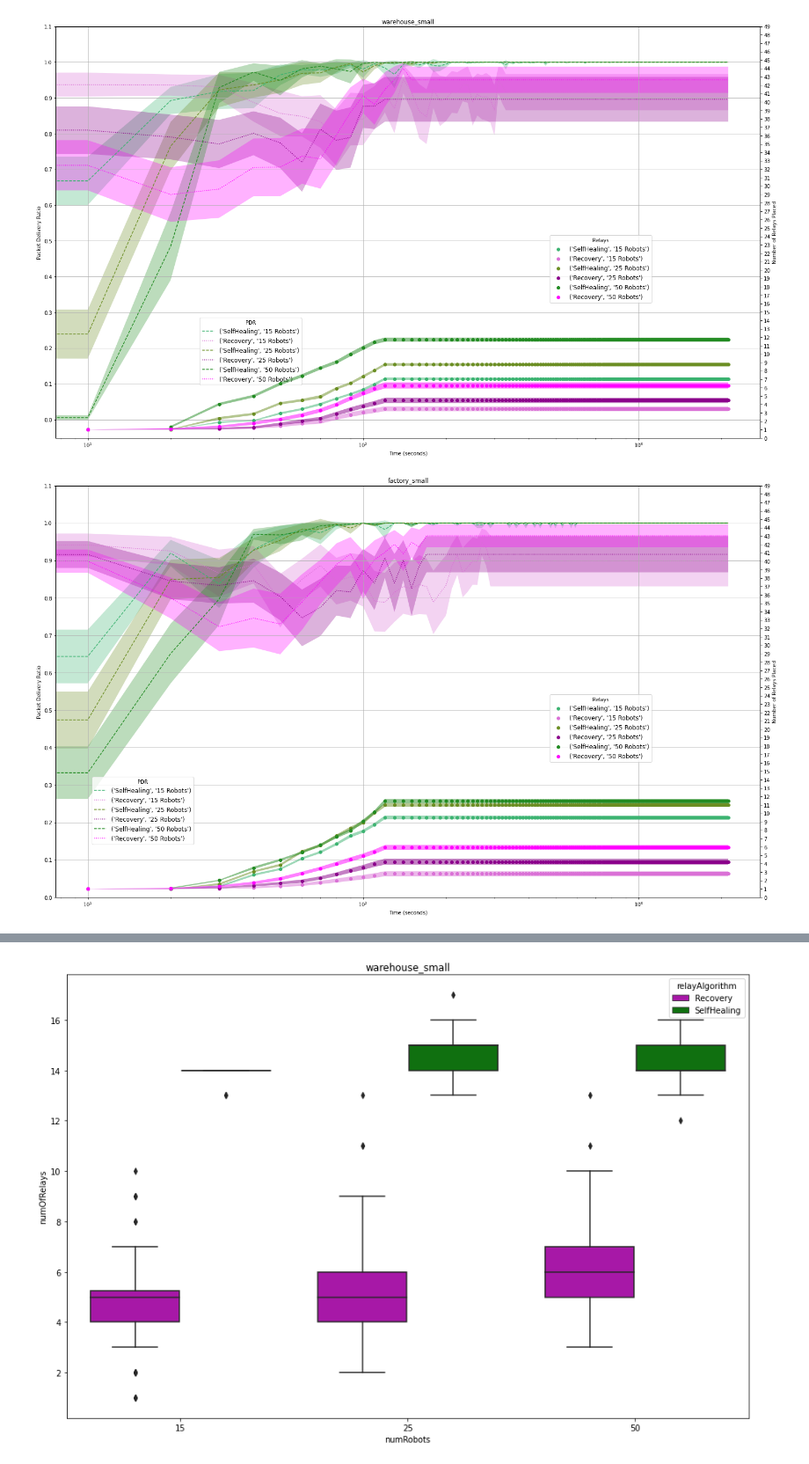
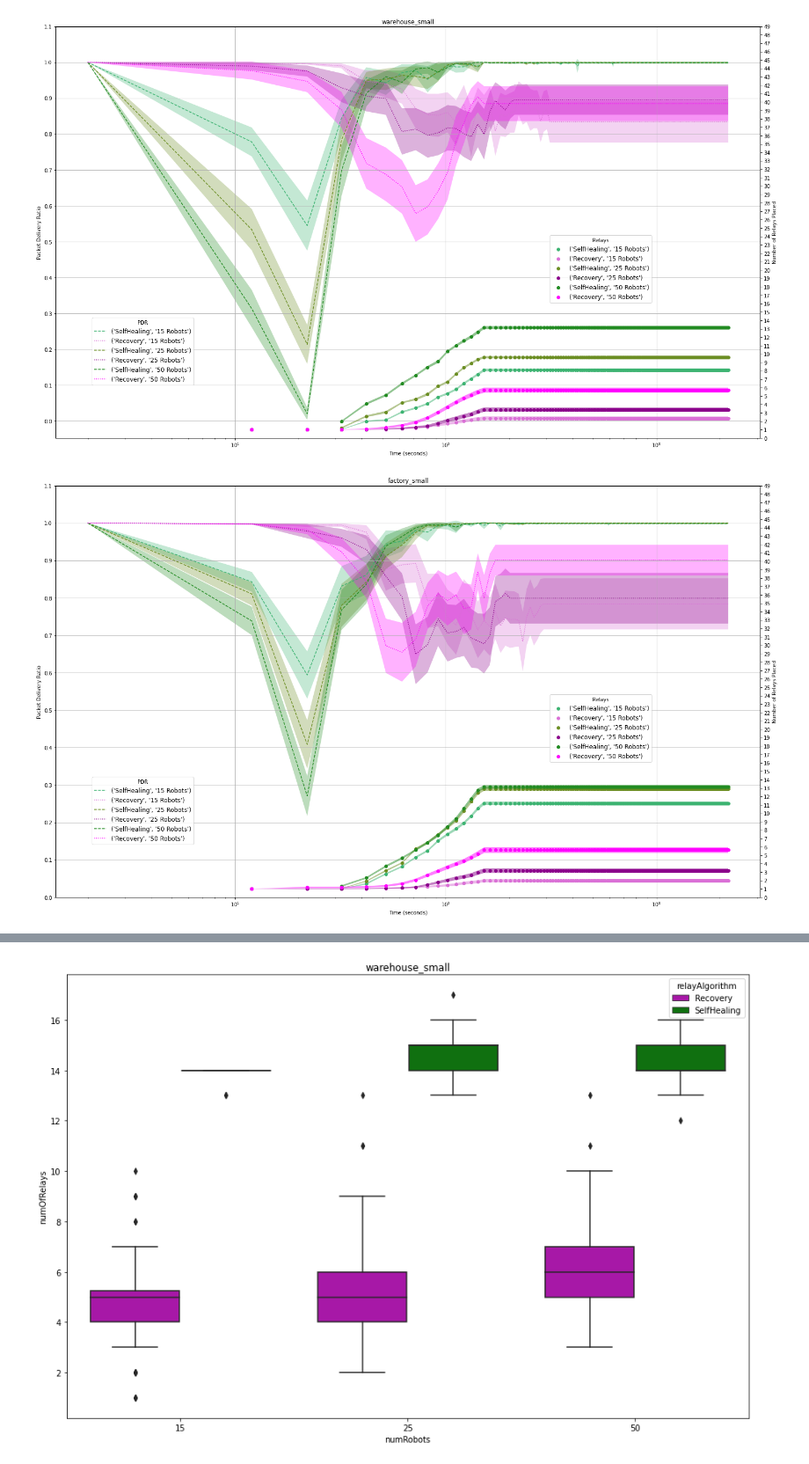
Before and after one commit to openwsn-berkeley/Atlas, a Jupyter notebook: AtlasAnalysis.ipynb, the cells around one changed output, grey strips where cells are left out. Shown at 88% size. Saved outputs shown, nothing was run; the diff lists cells and outputs as text; code cells hidden in the pictures.

```diff
--- a/AtlasAnalysis.ipynb
+++ b/AtlasAnalysis.ipynb
@@ -23,7 +23,7 @@ import ast
 
 pp       =  pprint.PrettyPrinter(compact=True)
 
-LOGFILES =  glob.glob('logs/incomplete/*.json' )
+LOGFILES =  glob.glob('logs/1800_full/*.json' )
 
 print(len(LOGFILES),"logs")
 
@@ -296,7 +296,7 @@ for file in LOGFILES:
             relayAlgorithm  = line['simSetting']['relayAlgorithm']
 
 
-        if ((line["type"] == "KPI") and ('PDRs' in line.keys())) and line["PDRs"] :
+        if ((line["type"] == "KPI") and ('PDRs' in line.keys())) :
             PDRs         += [sum(line['PDRs'])/len(line['PDRs'])]
             numOfRelays  += [line['numOfRelays']]
             time         += [line['time']]
@@ -343,7 +343,7 @@ for floorplan in floorplans:
                 toPlot[value]["yerr"]    += [h]
                 toPlot[value]["y1err"]   += [m-h]
                 toPlot[value]["y2err"]   += [m+h]
-            x                             = np.arange(0, maxtime, 10)
+            x                             = np.arange(2, maxtime+10, 10)
             y                             = toPlot[value]["mean"]
             yerr                          = toPlot[value]["yerr"]
             lines[(floorplan, value)]     = ax.errorbar(x, y, ecolor="gainsboro", linestyle=linestyles[relayAlgorithm],color=linecolors[(value, relayAlgorithm)],label=(relayAlgorithm, str(value)+" Robots"))
@@ -390,7 +390,7 @@ for file in LOGFILES:
             relayAlgorithm  = line['simSetting']['relayAlgorithm']
 
 
-        if ((line["type"] == "KPI") and ('PDRs' in line.keys())) and line["PDRs"] :
+        if ((line["type"] == "KPI") and ('PDRs' in line.keys())):
             PDRs         += [min(line['PDRs'])]
             numOfRelays  += [line['numOfRelays']]
             time         += [line['time']]
@@ -438,7 +438,7 @@ for floorplan in floorplans:
                 toPlot[value]["yerr"]    += [h]
                 toPlot[value]["y1err"]   += [m-h]
                 toPlot[value]["y2err"]   += [m+h]
-            x                             = np.arange(0, maxtime, 10)
+            x                             = np.arange(2, maxtime+10, 10)
             y                             = toPlot[value]["mean"]
             yerr                          = toPlot[value]["yerr"]
             lines[(floorplan, value)]     = ax.errorbar(x, y, ecolor="gainsboro", linestyle=linestyles[relayAlgorithm],color=linecolors[(value, relayAlgorithm)],label=(relayAlgorithm, str(value)+" Robots"))
@@ -485,7 +485,7 @@ for file in LOGFILES:
             relayAlgorithm  = line['simSetting']['relayAlgorithm']
 
 
-        if ((line["type"] == "KPI") and ('PDRs' in line.keys())) and line["PDRs"] :
+        if ((line["type"] == "KPI") and ('PDRs' in line.keys())):
             PDRs         += [min(line['PDRs'])]
             numOfRelays  += [line['numOfRelays']]
             time         += [line['time']]
@@ -554,34 +554,34 @@ for floorplan in floorplans:
                 toPlot[value]["ryerr"]    += [rh]
                 toPlot[value]["ry1err"]   += [rm-rh]
                 toPlot[value]["ry2err"]   += [rm+rh]
 
 
-            x                             = np.arange(0, maxtime, 10)
+            x                             = np.arange(2, maxtime+10, 10)
             y                             = toPlot[value]["mean"]
             yerr                          = toPlot[value]["yerr"]
             lines[(floorplan, value)]     = ax.errorbar(x, y, linestyle=linestyles[relayAlgorithm],color=linecolors[(value, relayAlgorithm)],label=(relayAlgorithm, str(value)+" Robots"))
             linesfill[(floorplan, value)] = ax.fill_between(x, toPlot[value]["y1err"], toPlot[value]["y2err"] ,alpha=0.3, facecolor=linecolors[(value, relayAlgorithm)])
 
-            rx                             = np.arange(0, maxtime, 10)
+            rx                             = np.arange(2, maxtime+10, 10)
             ry                             = toPlot[value]["rmean"]
             ryerr                          = toPlot[value]["ryerr"]
             rlines[(floorplan, value)]     = ax2.scatter(rx, ry, c=linecolors[(value, relayAlgorithm)],label=(relayAlgorithm, str(value)+" Robots"))
             rlinesfill[(floorplan, value)] = ax2.fill_between(x, toPlot[value]["ry1err"], toPlot[value]["ry2err"] ,alpha=0.5, facecolor=linecolors[(value, relayAlgorithm)])
 
     #convert x-axis to Logarithmic scale
     ax.grid(True)
     plt.title(floorplan)
     plt.xscale("log")
     ax.set_xlabel("Time (seconds)")
     ax.set_yticks(np.arange(0, 1.2, 0.1))
     ax2.yaxis.set_ticks(np.arange(0, 50))
     ax.set_ylabel("Packet Delivery Ratio")
     ax2.set_ylabel('Number of Relays Placed')
     ax.legend(bbox_to_anchor=(0.2, 0.3), title="PDR",fontsize='large', fancybox=True)
     ax2.legend(bbox_to_anchor=(0.85, 0.5), title="Relays", fontsize='large', fancybox=True)
     ralllines     = rlines
     ralllinesfill = rlinesfill
     plt.show()
 # %% [output]
-[figure, old version]
+[figure, new version]
-[figure, old version]
+[figure, new version]
```
Also changed, not shown: parts of 7 cells of this notebook, 2 other files.
